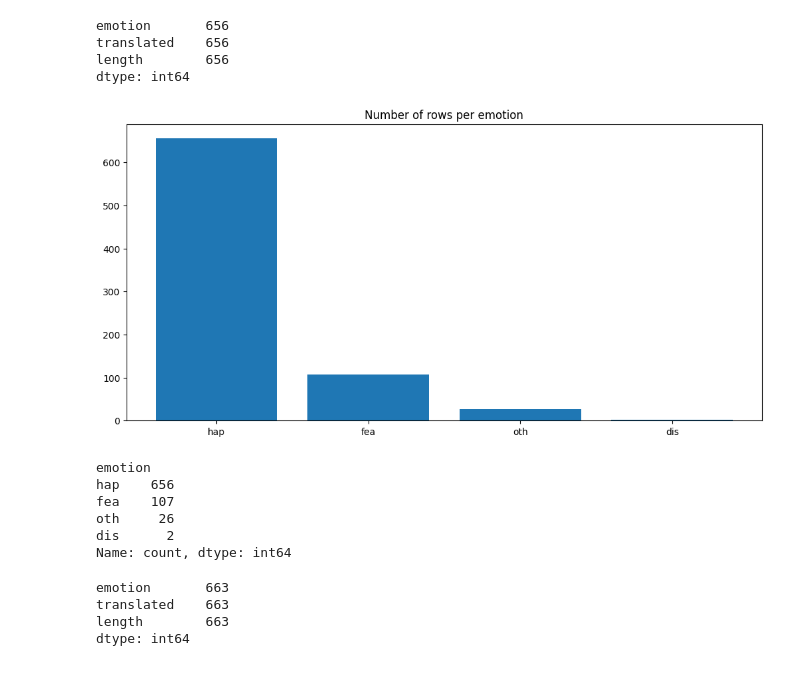
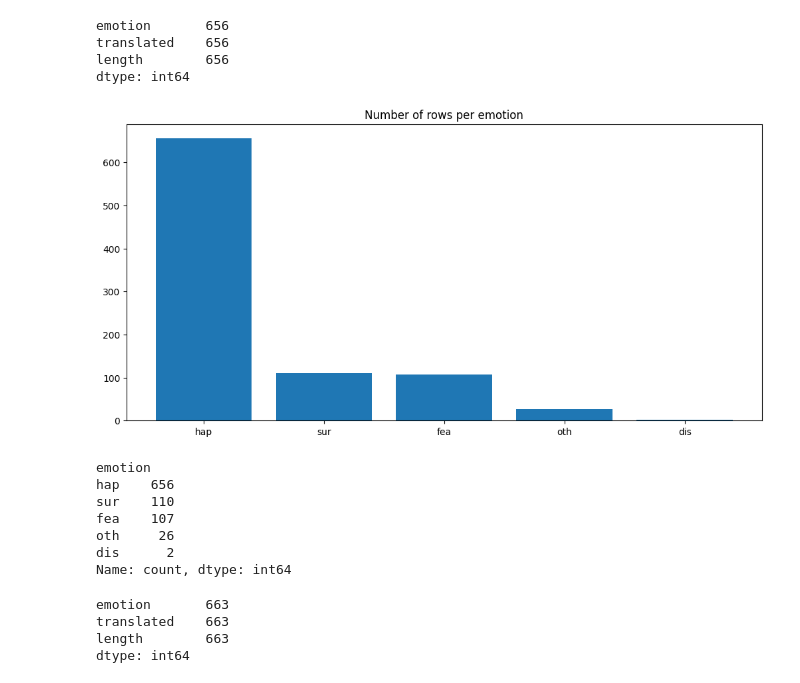
Before and after one commit to Nicoweed/Echo-DL, a Jupyter notebook: fine_tuning.ipynb, the cells around one changed output. Cells and saved outputs as stored; diff of their text form; code cells hidden in the pictures.

```diff
--- a/data_import.ipynb
+++ b/fine_tuning.ipynb
@@ -241,23 +230,25 @@ dtype: int64
 # %%
 balanced_dataframe = length_dataframe[
     (length_dataframe['emotion'] == "hap") |
     (length_dataframe['emotion'] == "fea") |
+    (length_dataframe['emotion'] == "sur") |
     (length_dataframe['emotion'] == "oth") |
     (length_dataframe['emotion'] == "dis")
 ]
 
 balanced_counts = balanced_dataframe['emotion'].value_counts()
 fig, ax = plt.subplots(figsize=(10, 5), layout='constrained')
 ax.set_title('Number of rows per emotion')
 categories = balanced_counts.index
 ax.bar(categories, balanced_counts.values)
 plt.show()
 
 balanced_dataframe['emotion'].value_counts()
 # %% [output]
-[figure, old version]
+[figure, new version]
 emotion
 hap    656
+sur    110
 fea    107
 oth     26
 dis      2
```
Also changed, not shown: parts of 21 cells of this notebook.
